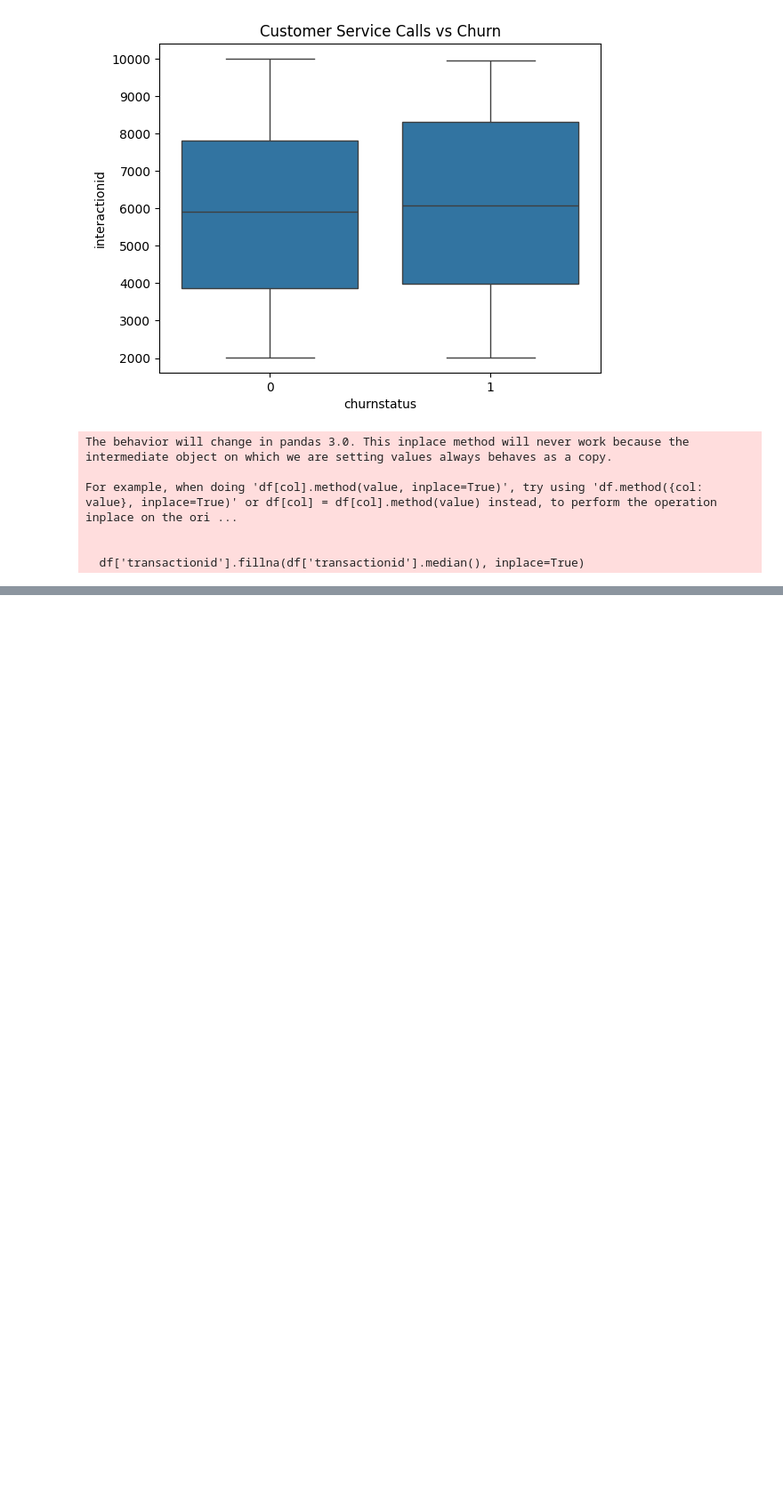
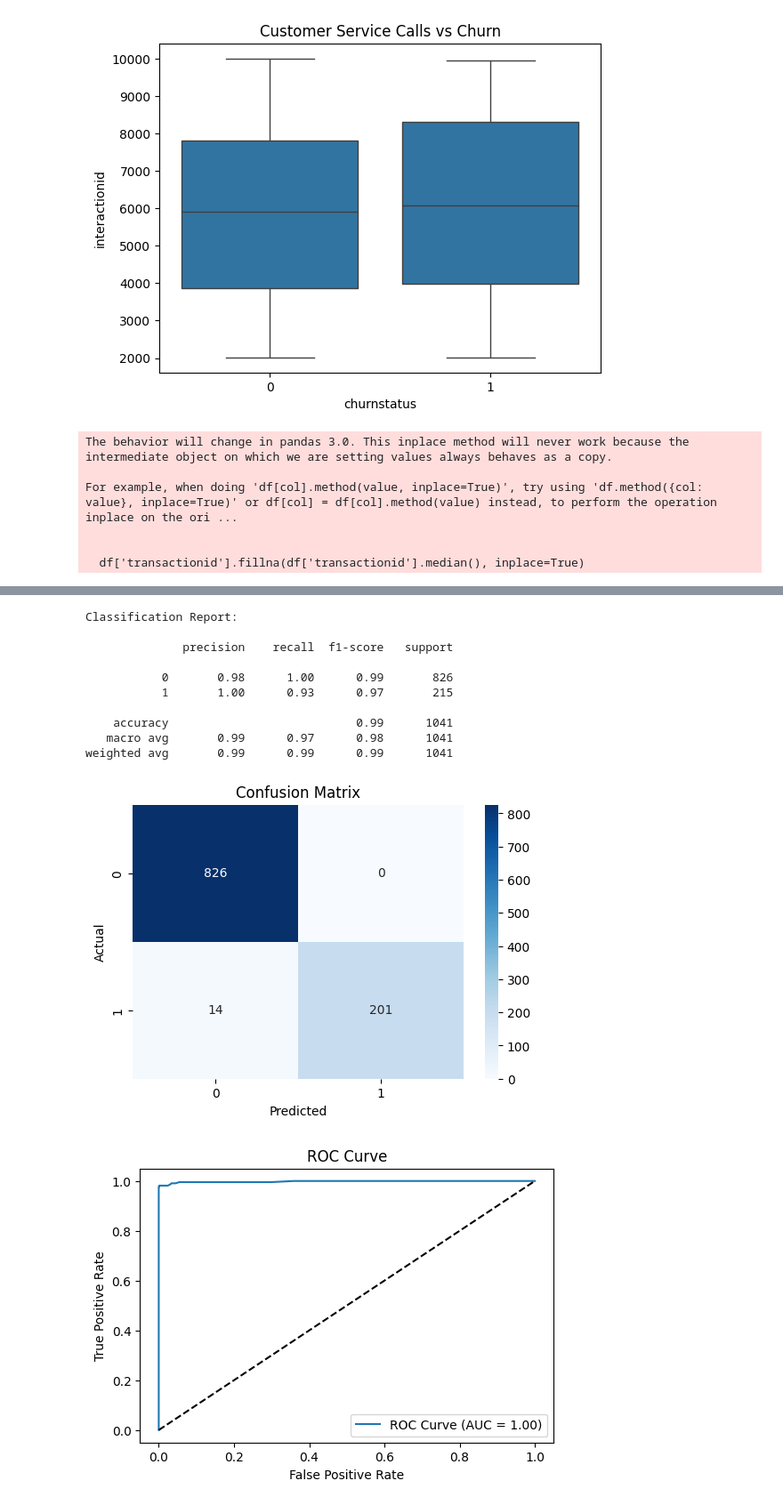
Before and after one commit to uday-12345678/Birdify, a Jupyter notebook: customer_churn_analysis.ipynb, the cells around one changed output, grey strips where cells are left out. Shown: that part at 89% size. Drawn from its saved outputs; the diff is of its cells as text; code cells hidden in the pictures; blank space fills up the shorter version.

```diff
--- a/customer_churn_analysis.ipynb
+++ b/customer_churn_analysis.ipynb
@@ -166,0 +218,67 @@ files.download('cleaned_customer_churn.csv')
+# %%
+# Separate features and target
+X = df_model.drop(columns='churnstatus')  # or your actual target column name
+y = df_model['churnstatus']
+
+# One-hot encode categorical variables
+X = pd.get_dummies(X, drop_first=True)
+
+# Train-test split
+from sklearn.model_selection import train_test_split
+X_train, X_test, y_train, y_test = train_test_split(X, y, test_size=0.2, random_state=42)
+# %%
+from sklearn.ensemble import RandomForestClassifier
+from sklearn.metrics import classification_report, confusion_matrix, roc_auc_score, roc_curve
+import matplotlib.pyplot as plt
+import seaborn as sns
+
+# Initialize and train the model
+rf_model = RandomForestClassifier(
+    n_estimators=100,
+    random_state=42,
+    class_weight='balanced'  # Important for imbalanced data
+)
+rf_model.fit(X_train, y_train)
+
+# Make predictions
+y_pred = rf_model.predict(X_test)
+y_proba = rf_model.predict_proba(X_test)[:, 1]
+
+# Classification Report
+print("Classification Report:\n")
+print(classification_report(y_test, y_pred))
+
+# Confusion Matrix
+cm = confusion_matrix(y_test, y_pred)
+plt.figure(figsize=(6,4))
+sns.heatmap(cm, annot=True, fmt='d', cmap='Blues')
+plt.title("Confusion Matrix")
+plt.xlabel("Predicted")
+plt.ylabel("Actual")
+plt.show()
+
+# ROC Curve and AUC
+fpr, tpr, _ = roc_curve(y_test, y_proba)
+roc_auc = roc_auc_score(y_test, y_proba)
+
+plt.figure(figsize=(6,4))
+plt.plot(fpr, tpr, label=f'ROC Curve (AUC = {roc_auc:.2f})')
+plt.plot([0, 1], [0, 1], 'k--')  # Diagonal
+plt.xlabel("False Positive Rate")
+plt.ylabel("True Positive Rate")
+plt.title("ROC Curve")
+plt.legend()
+plt.show()
+# %% [output]
+Classification Report:
+
+              precision    recall  f1-score   support
+
+           0       0.98      1.00      0.99       826
+           1       1.00      0.93      0.97       215
+
+    accuracy                           0.99      1041
+   macro avg       0.99      0.97      0.98      1041
+weighted avg       0.99      0.99      0.99      1041
+[figure, added]
+[figure, added]
```
Also changed, not shown: parts of 5 cells of this notebook.
